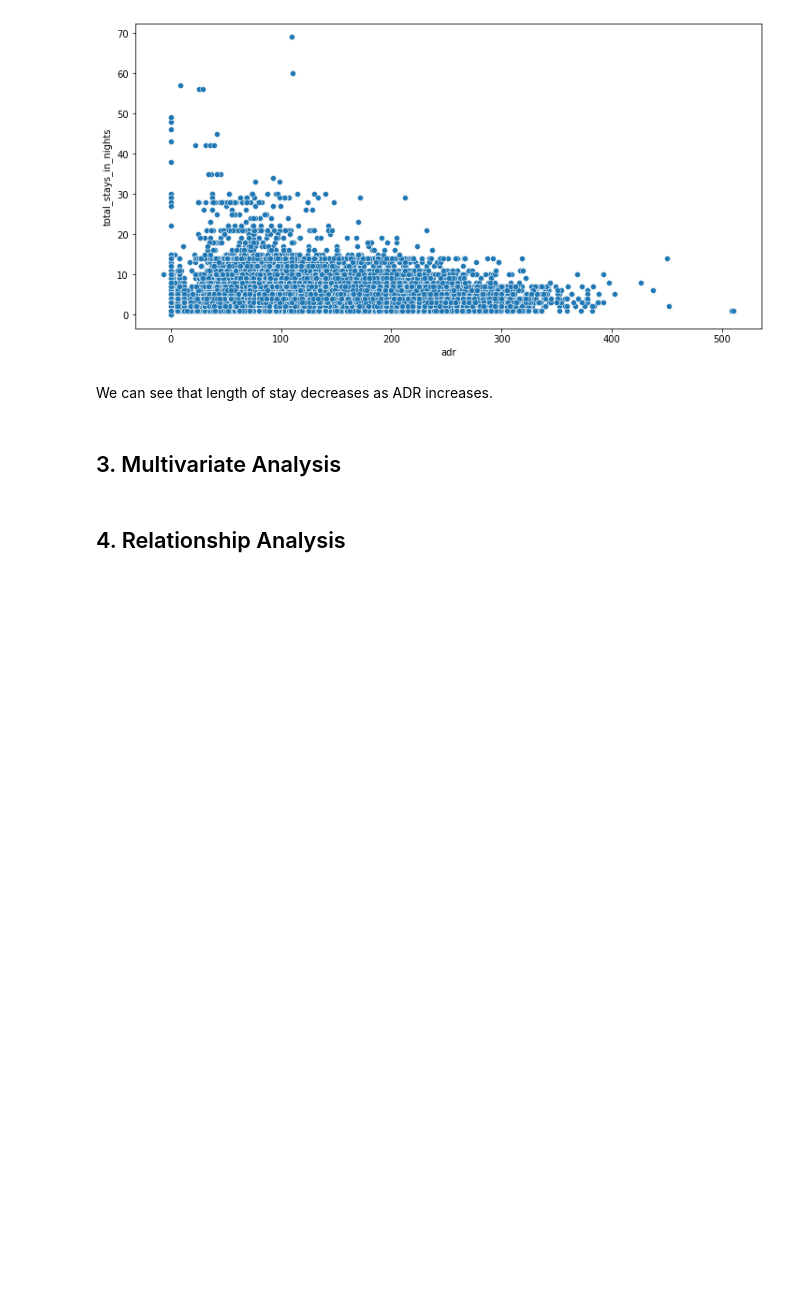
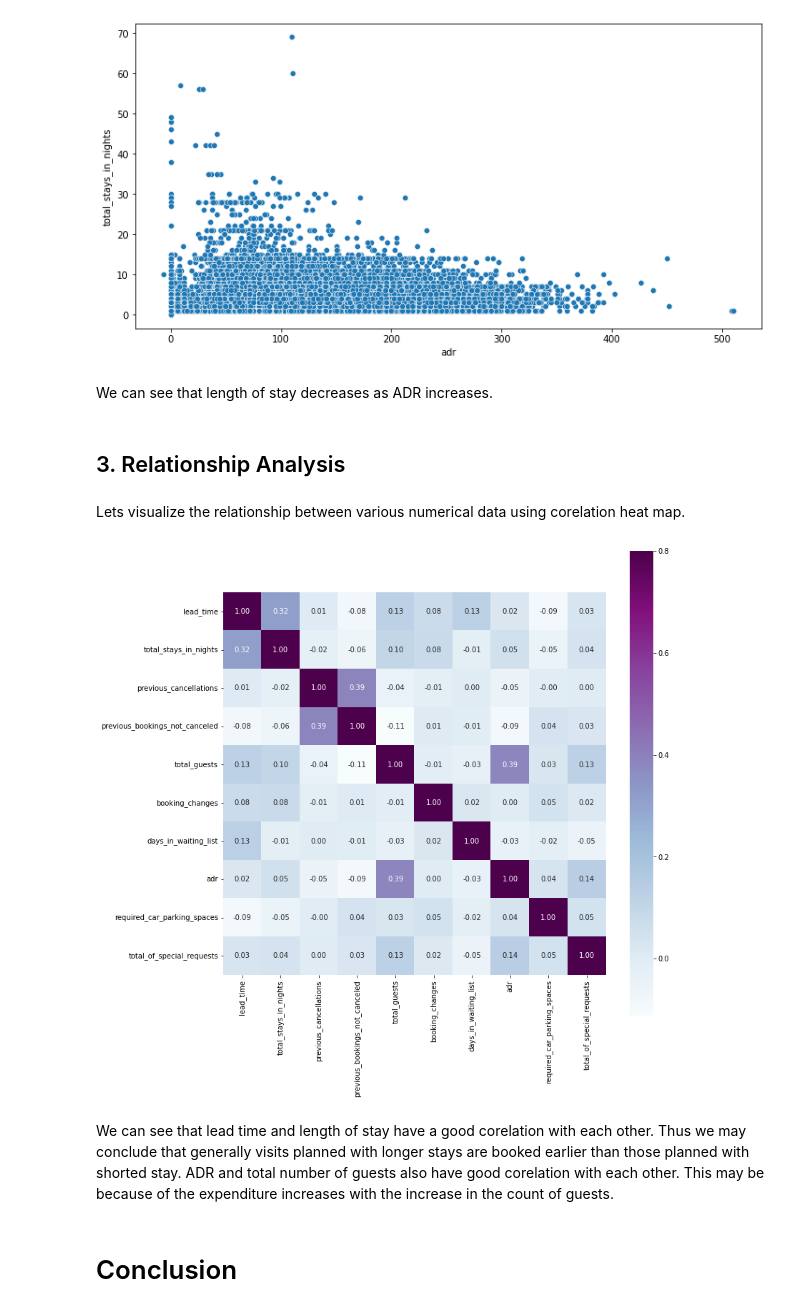
Before and after one commit to connect-midhunr/eda-hotel-booking, a Jupyter notebook: EDA_Hotel_Booking_Analysis_Capstone_Project.ipynb, the cells around one changed output. Cells and saved outputs as stored; diff of their text form; code cells hidden in the pictures; blank space fills up the shorter version.

```diff
--- a/EDA_Hotel_Booking_Analysis_Capstone_Project.ipynb
+++ b/EDA_Hotel_Booking_Analysis_Capstone_Project.ipynb
@@ -719,6 +720,18 @@ plt.show()
 # %% [markdown]
 We can see that length of stay decreases as ADR increases.
 # %% [markdown]
-## 3. Multivariate Analysis
+## 3. Relationship Analysis
-# %% [markdown]
-## 4. Relationship Analysis
+# %% [markdown]
+Lets visualize the relationship between various numerical data using corelation heat map.
+# %%
+# plot a correlation heat map to show the relationship between various numerical
+corrmat = hotel_df[['lead_time', 'total_stays_in_nights', 'previous_cancellations', 'previous_bookings_not_canceled', 'total_guests',
+                    'booking_changes', 'days_in_waiting_list', 'adr', 'required_car_parking_spaces', 'total_of_special_requests']].corr()
+f, ax = plt.subplots(figsize=(12, 12))
+sns.heatmap(corrmat, annot = True, fmt='.2f', annot_kws={'size': 10},  vmax=.8, square=True, cmap="BuPu");
+# %% [output]
+[figure, added]
+# %% [markdown]
+We can see that lead time and length of stay have a good corelation with each other. Thus we may conclude that generally visits planned with longer stays are booked earlier than those planned with shorted stay. ADR and total number of guests also have good corelation with each other. This may be because of the expenditure increases with the increase in the count of guests.
+# %% [markdown]
+# Conclusion
```
Also changed, not shown: parts of 5 cells of this notebook.
